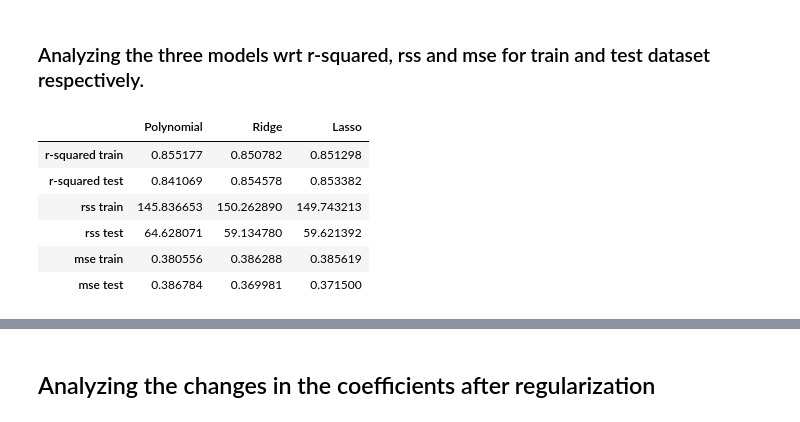
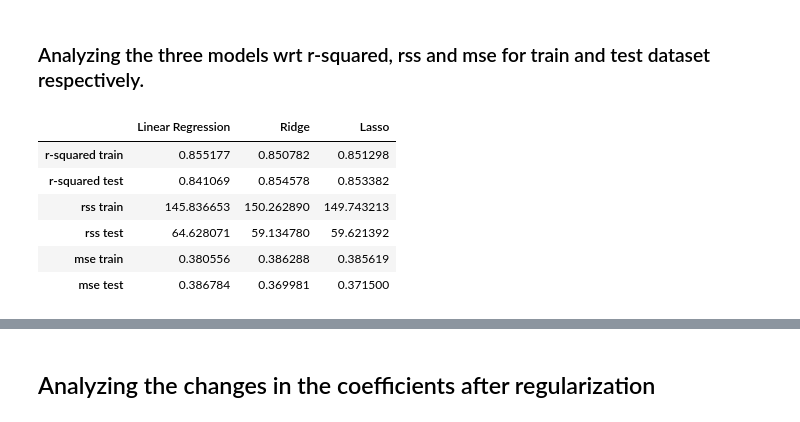
Before and after one commit to rahul2july/housingpriceprediction, a Jupyter notebook: Housing_Price_Prediction.ipynb, the cells around one changed output, grey strips where cells are left out. Drawn from its saved outputs; the diff is of its cells as text; code cells hidden in the pictures.

```diff
--- a/Housing_Price_Prediction.ipynb
+++ b/Housing_Price_Prediction.ipynb
@@ -1394,13 +1418,13 @@ mse test: 0.1380124820347365
 ### Analyzing the three models wrt r-squared, rss and mse for train and test dataset respectively.
 # %%
 betas = pd.DataFrame(index=['r-squared train', 'r-squared test', 'rss train', 'rss test', 'mse train', 'mse test'],
-                     columns = ['Polynomial', 'Ridge', 'Lasso'])
-betas['Polynomial'] = linear_regression_metric # Polynomial Regression
+                     columns = ['Linear Regression', 'Ridge', 'Lasso'])
+betas['Linear Regression'] = linear_regression_metric # Polynomial Regression
 betas['Ridge'] = ridge_metric # Ridge Regression
 betas['Lasso'] = lasso_metric # Lasso Regression
 betas
 # %% [output]
-|  | Polynomial | Ridge | Lasso |
+|  | Linear Regression | Ridge | Lasso |
 | r-squared train | 0.855177 | 0.850782 | 0.851298 |
 | r-squared test | 0.841069 | 0.854578 | 0.853382 |
 | rss train | 145.836653 | 150.262890 | 149.743213 |
```
Also changed, not shown: parts of 9 cells of this notebook, 1 other file.
